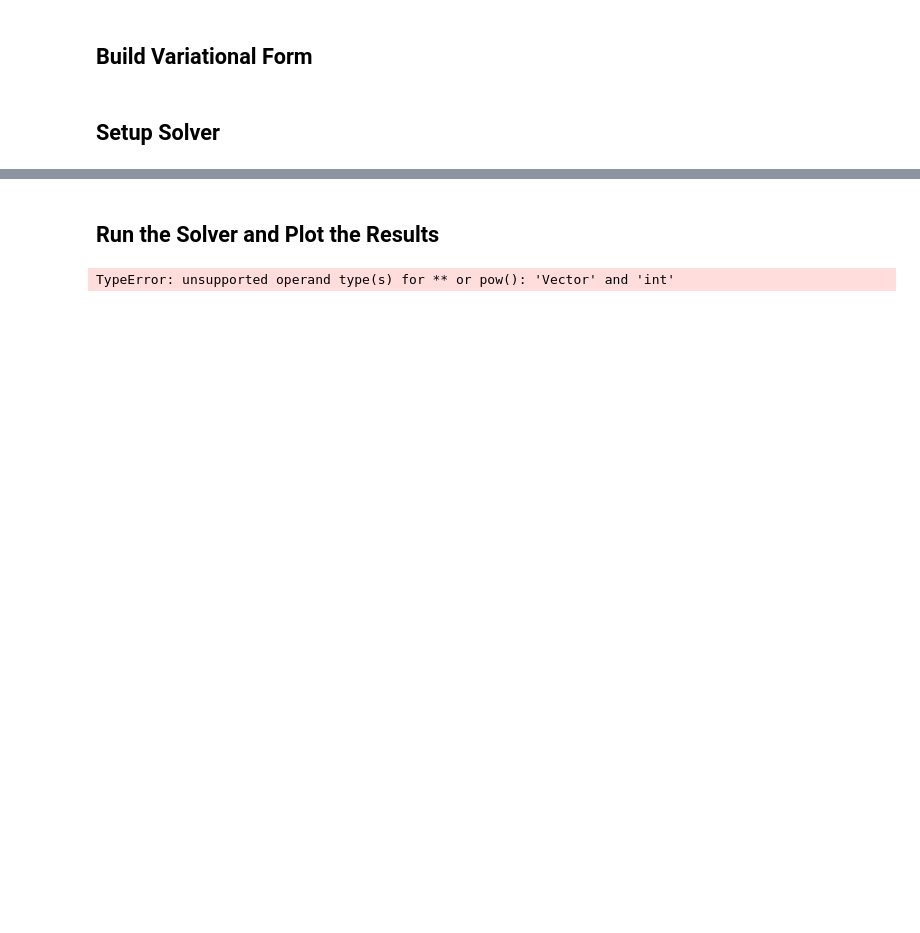
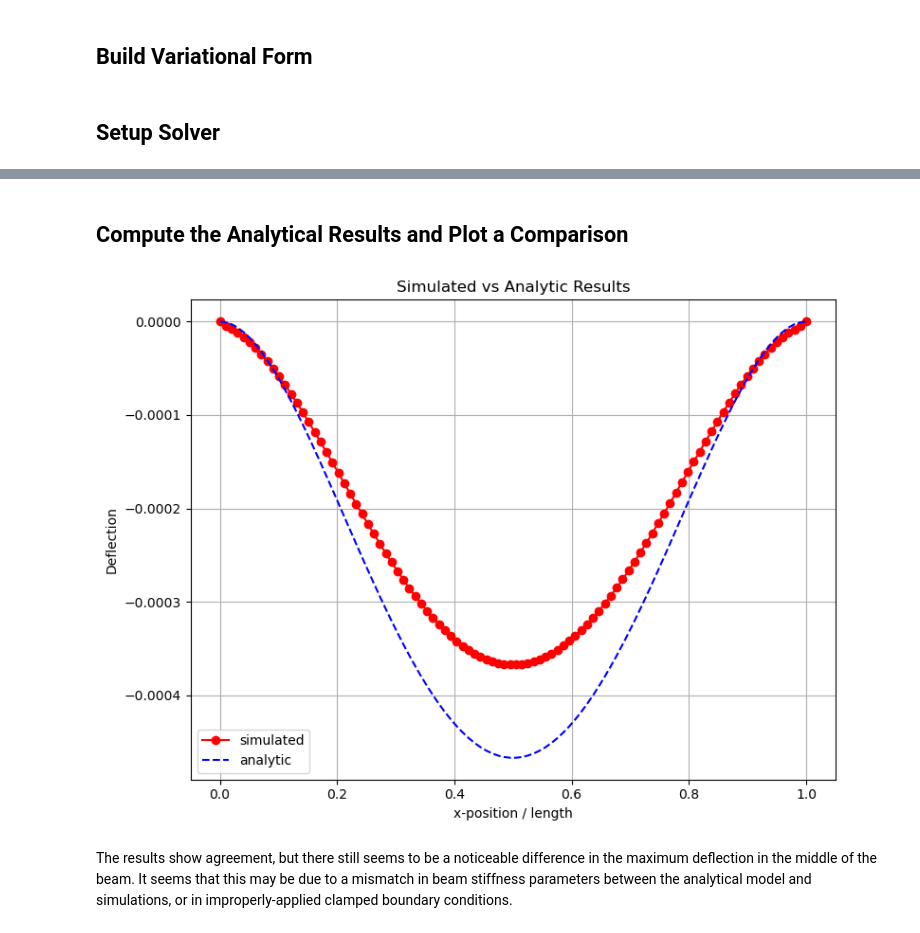
Before and after one commit to Keenan-Wood/BU_ENGME700_KeenanWood_A4, a Jupyter notebook: 2-Assignment_4_Tutorials/a-analytical_comparison.ipynb, the cells around one changed output, grey strips where cells are left out. Saved outputs shown, nothing was run; the diff lists cells and outputs as text; code cells hidden in the pictures; blank space fills up the shorter version.

```diff
--- a/2-Assignment_4_Tutorials/a-analytical_comparison.ipynb
+++ b/2-Assignment_4_Tutorials/a-analytical_comparison.ipynb
@@ -104,10 +131,10 @@ facet_tag = mesh.meshtags(domain, fdim, marked_facets[sorted_facets],
 
 u_bc = np.array((0,) * domain.geometry.dim, dtype=default_scalar_type)
 left_dofs = fem.locate_dofs_topological(V, facet_tag.dim, facet_tag.find(1))
-bcs = [fem.dirichletbc(u_bc, left_dofs, V)]
+right_dofs = fem.locate_dofs_topological(V, facet_tag.dim, facet_tag.find(2))
+bcs = [fem.dirichletbc(u_bc, left_dofs, V), fem.dirichletbc(u_bc, right_dofs, V)]
 
-# Apply the uniform distributed load
-q = -0.02
-
-B = fem.Constant(domain, default_scalar_type((0, 0)))
+# Apply the uniform distributed load; Create body and traction forces
+q = -0.01
+B = fem.Constant(domain, default_scalar_type((0, q)))
 T = fem.Constant(domain, default_scalar_type((0, 0)))
@@ -162,36 +257,29 @@ warped["mag"] = magnitude.x.array
 # %% [markdown]
-## Run the Solver and Plot the Results
+## Compute the Analytical Results and Plot a Comparison
-# %%
-# Analytical solution: u_y(x)
-x_vals = u.x
-#analytical_u_y = q*x_vals**2/(24*E*I) * (length-x_vals)**2
-
-# FenicsX Simulation
-log.set_log_level(log.LogLevel.INFO)
-tval0 = 500
-for n in range(1, 10):
-    T.value[0] = n * tval0
-    num_its, converged = solver.solve(u)
-    assert converged
-    u.x.scatter_forward()
-    print(f"Time step {n}, Number of iterations {num_its}, Load {T.value}")
-    function_grid["u"][:, :len(u)] = u.x.array.reshape(geometry.shape[0], len(u))
-    magnitude.interpolate(us)
-    warped.set_active_scalars("mag")
-    warped_n = function_grid.warp_by_vector(factor=1)
-    warped.points[:, :] = warped_n.points
-    warped.point_data["mag"][:] = magnitude.x.array
-    plotter.update_scalar_bar_range([0, 12])
-    plotter.view_xy()
-    if n == 1:
-        plotter.reset_camera()
-        plotter.camera.Zoom(0.7)
-        saved_camera = plotter.camera_position
-    else:
-        plotter.camera_position = saved_camera
-        plotter.camera.Zoom(0.7)
-    plotter.write_frame()
-
-plotter.close()
-# %% [output]
-TypeError: unsupported operand type(s) for ** or pow(): 'Vector' and 'int'
+# %%
+# Analytical solution: u_y(x)
+x_vals = np.linspace(0, length, 100)
+analytical_u_y = q*np.square(x_vals)/(24*E*Inertia) * (length-x_vals)**2
+centerline_points = [(x_val, 0, 0) for x_val in x_vals]
+sim_u_vals = utils.get_centerline_displacement(u, centerline_points, domain, tol=1e-10)
+sim_u_y = [coords[1] for coords in sim_u_vals]
+
+# Plot the max deflection values computed for each mesh size and element type
+plt.figure(figsize=(8, 6))
+plt.plot(x_vals / length, sim_u_y, 'ro-', label="simulated")
+plt.plot(x_vals / length, analytical_u_y, 'b--', label="analytic")
+plt.xlabel("x-position / length")
+plt.ylabel("Deflection")
+plt.title("Simulated vs Analytic Results")
+plt.legend()
+plt.grid(True)
+plt.tight_layout()
+
+# Save the plot image
+tutorials_dir = os.path.abspath('')
+img_fname = tutorials_dir + "/a-analytic-comparison.png"
+plt.savefig(str(img_fname))
+# %% [output]
+[figure, added]
+# %% [markdown]
+The results show agreement, but there still seems to be a noticeable difference in the maximum deflection in the middle of the beam. It seems that this may be due to a mismatch in beam stiffness parameters between the analytical model and simulations, or in improperly-applied clamped boundary conditions.
```
Also changed, not shown: parts of 9 cells of this notebook, 23 other files.
